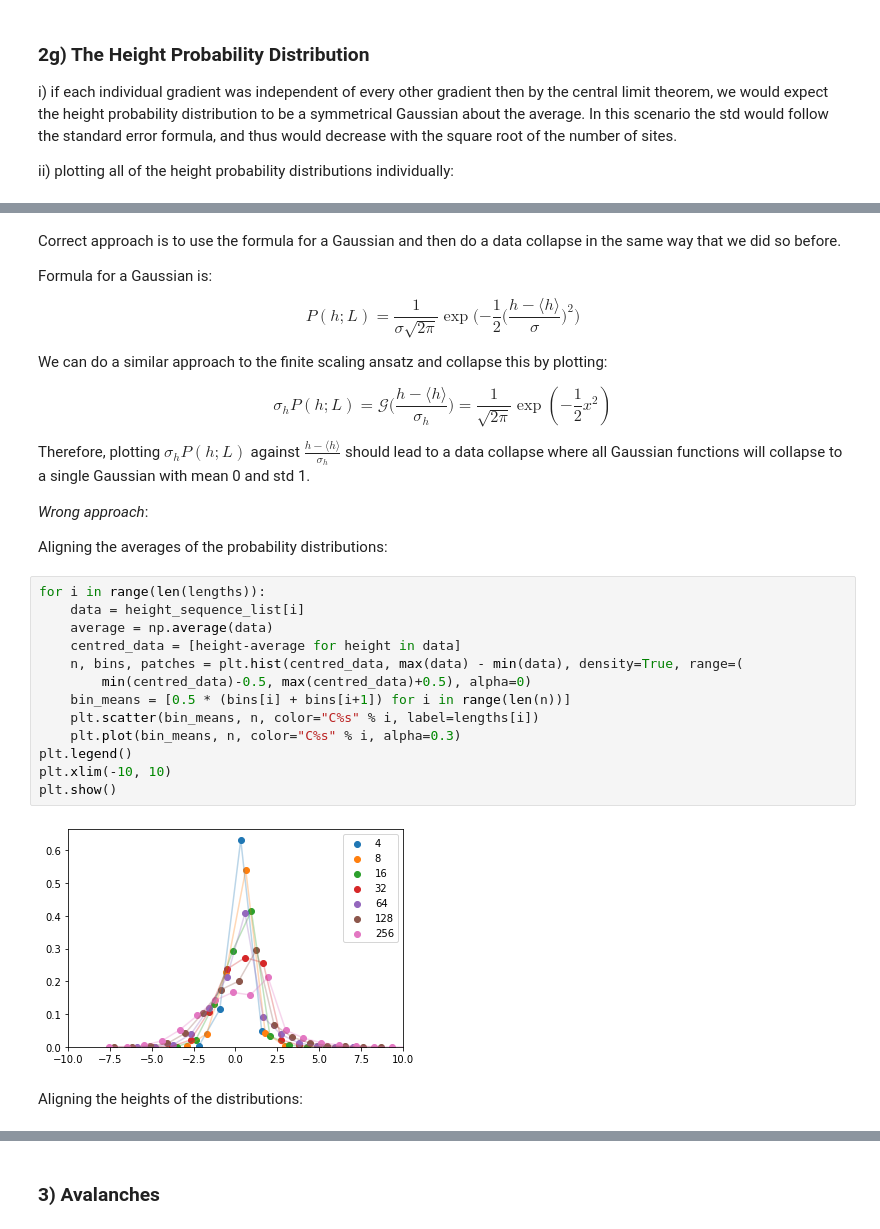
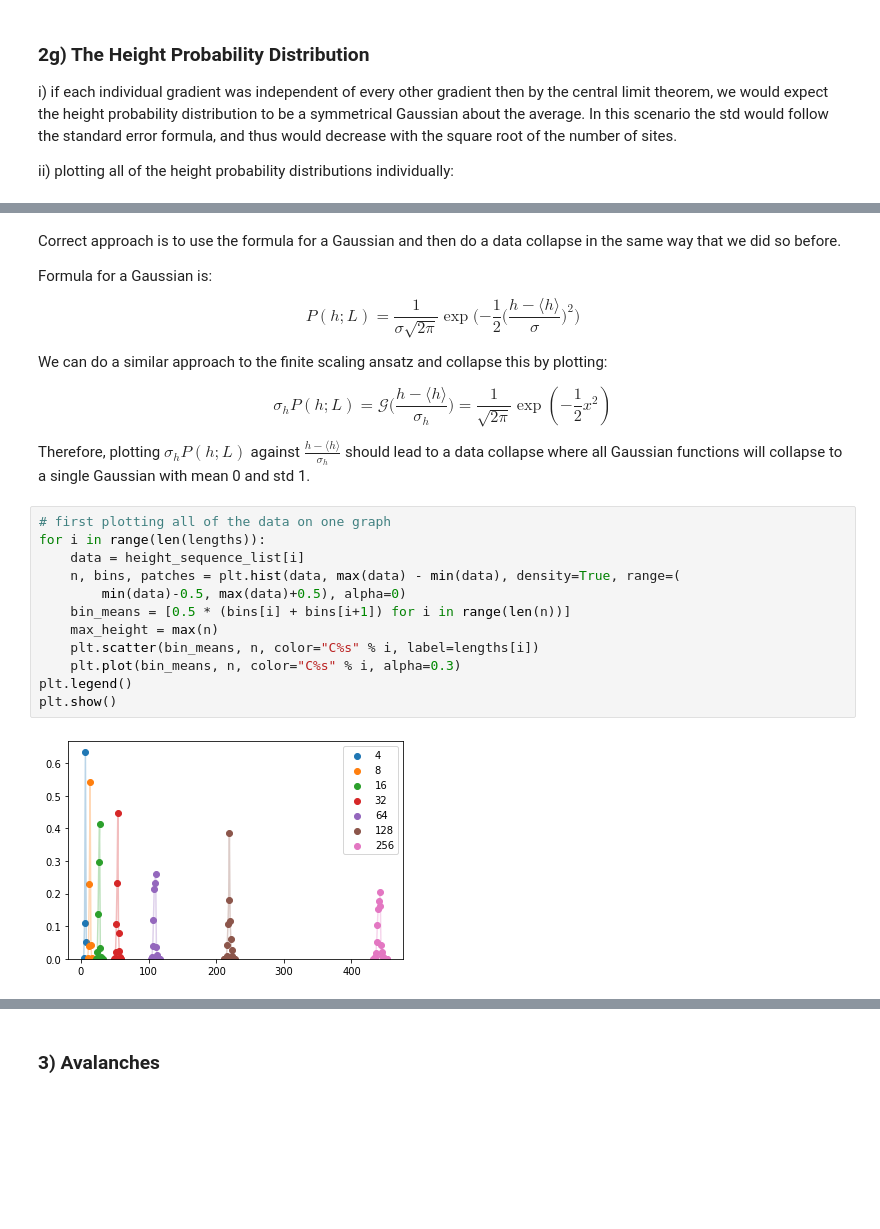
Before and after one commit to bdgrichards/oslo, a Jupyter notebook: oslo.ipynb, the cells around one changed output, grey strips where cells are left out. Saved outputs shown, nothing was run; the diff lists cells and outputs as text; blank space fills up the shorter version.

```diff
--- a/oslo.ipynb
+++ b/oslo.ipynb
@@ -1191,25 +1191,18 @@ We can do a similar approach to the finite scaling ansatz and collapse this by p
 $$\sigma_h P(h;L) = \mathcal{G}\bigg(\frac{h - \langle h \rangle}{\sigma_h}\bigg) = \frac{1}{\sqrt{2 \pi}} \exp(-\frac{1}{2}x^2)$$
 
 Therefore, plotting $\sigma_h P(h;L)$ against $\frac{h - \langle h \rangle}{\sigma_h}$ should lead to a data collapse where all Gaussian functions will collapse to a single Gaussian with mean 0 and std 1.
-
-*Wrong approach*:
-
-Aligning the averages of the probability distributions:
 # %%
+# first plotting all of the data on one graph
 for i in range(len(lengths)):
     data = height_sequence_list[i]
-    average = np.average(data)
-    centred_data = [height-average for height in data]
-    n, bins, patches = plt.hist(centred_data, max(data) - min(data), density=True, range=(
-        min(centred_data)-0.5, max(centred_data)+0.5), alpha=0)
+    n, bins, patches = plt.hist(data, max(data) - min(data), density=True, range=(
+        min(data)-0.5, max(data)+0.5), alpha=0)
     bin_means = [0.5 * (bins[i] + bins[i+1]) for i in range(len(n))]
+    max_height = max(n)
     plt.scatter(bin_means, n, color="C%s" % i, label=lengths[i])
     plt.plot(bin_means, n, color="C%s" % i, alpha=0.3)
 plt.legend()
-plt.xlim(-10, 10)
 plt.show()
 # %% [output]
-[figure, old version]
+[figure, new version]
-# %% [markdown]
-Aligning the heights of the distributions:
 # %%
```
Also changed, not shown: parts of 11 cells of this notebook.
